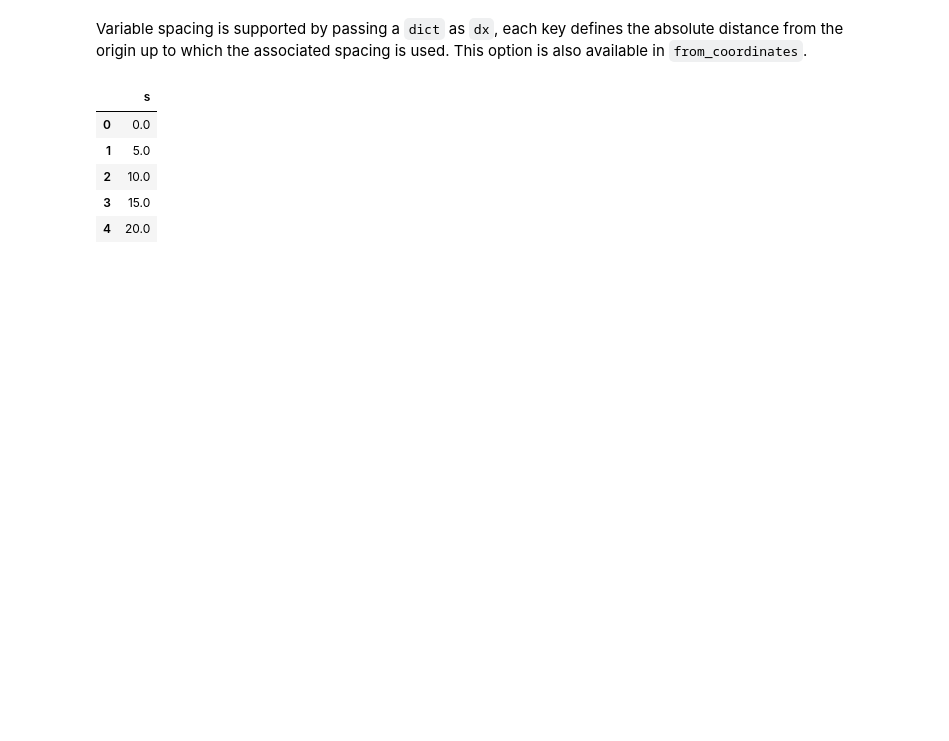
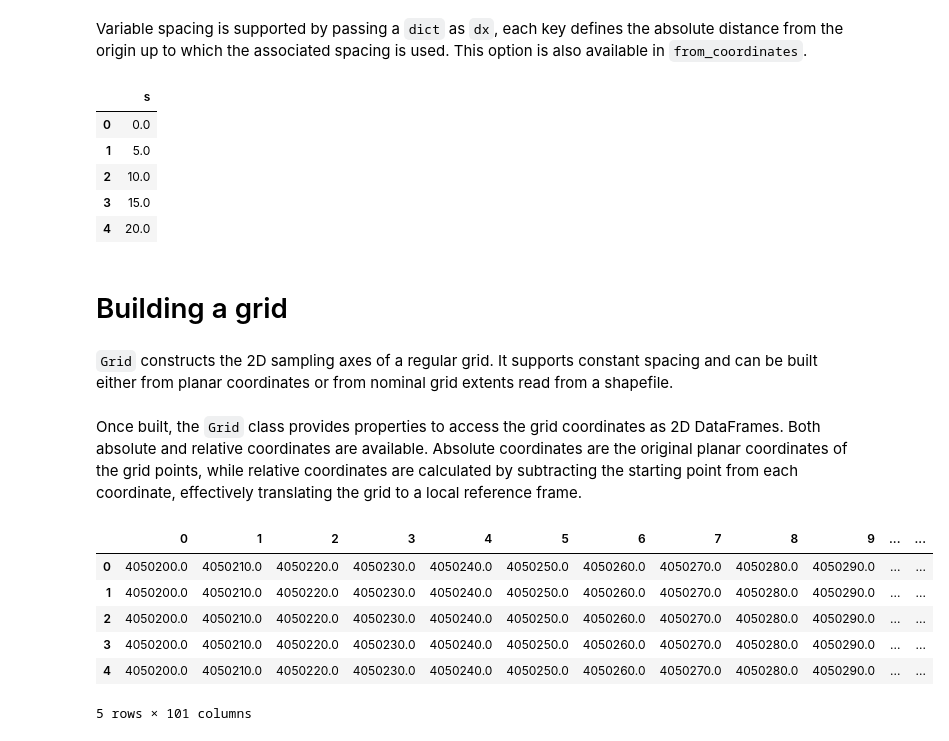
Before and after one commit to oceanicos-dev-org/oceanicospy, a Jupyter notebook: examples/gis_examples.ipynb, the cells around one changed output. Saved outputs shown, nothing was run; the diff lists cells and outputs as text; code cells hidden in the pictures; blank space fills up the shorter version.

Commit message:
refactoring Grid class fro gis module

```diff
--- a/examples/gis_examples.ipynb
+++ b/examples/gis_examples.ipynb
@@ -308,3 +309,23 @@ axis_dict.distance_axis.head()
 | 2 | 10.0 |
 | 3 | 15.0 |
 | 4 | 20.0 |
+# %% [markdown]
+# Building a grid
+# %% [markdown]
+`Grid` constructs the 2D sampling axes of a regular grid. It supports constant spacing and can be built either from planar coordinates or from nominal grid extents read from a shapefile.
+# %%
+grid = Grid.from_shapefile(
+    shapefile_path="../data/gis/raw/small_domain.shp",dx = 10, dy = 10
+)
+# %% [markdown]
+Once built, the `Grid` class provides properties to access the grid coordinates as 2D DataFrames. Both absolute and relative coordinates are available. Absolute coordinates are the original planar coordinates of the grid points, while relative coordinates are calculated by subtracting the starting point from each coordinate, effectively translating the grid to a local reference frame.
+# %%
+grid.absolute_x_coordinates.head()
+# %% [output]
+|  | 0 | 1 | 2 | 3 | 4 | 5 | 6 | 7 | 8 | 9 | ... | ... |
+| 0 | 4050200.0 | 4050210.0 | 4050220.0 | 4050230.0 | 4050240.0 | 4050250.0 | 4050260.0 | 4050270.0 | 4050280.0 | 4050290.0 | ... | ... |
+| 1 | 4050200.0 | 4050210.0 | 4050220.0 | 4050230.0 | 4050240.0 | 4050250.0 | 4050260.0 | 4050270.0 | 4050280.0 | 4050290.0 | ... | ... |
+| 2 | 4050200.0 | 4050210.0 | 4050220.0 | 4050230.0 | 4050240.0 | 4050250.0 | 4050260.0 | 4050270.0 | 4050280.0 | 4050290.0 | ... | ... |
+| 3 | 4050200.0 | 4050210.0 | 4050220.0 | 4050230.0 | 4050240.0 | 4050250.0 | 4050260.0 | 4050270.0 | 4050280.0 | 4050290.0 | ... | ... |
+| 4 | 4050200.0 | 4050210.0 | 4050220.0 | 4050230.0 | 4050240.0 | 4050250.0 | 4050260.0 | 4050270.0 | 4050280.0 | 4050290.0 | ... | ... |
+5 rows × 101 columns
```
Also changed, not shown: parts of 5 cells of this notebook, 3 other files.
